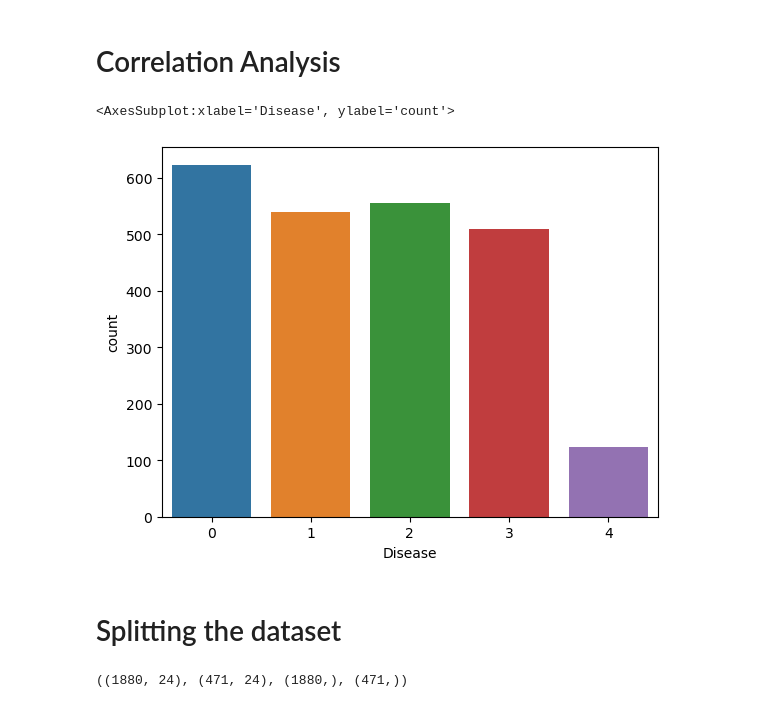
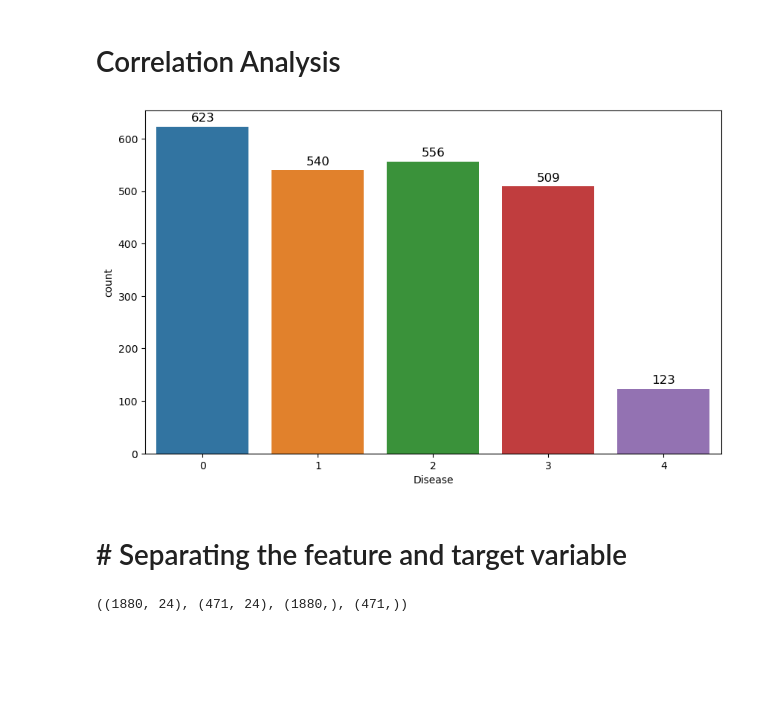
Before and after one commit to Mechitex705/Predictive_Modeling_for_Disease_Diagnosis, a Jupyter notebook: Predictive Modeling for Disease Diagnosis.ipynb, the cells around one changed output. Drawn from its saved outputs; the diff is of its cells as text; code cells hidden in the pictures; blank space fills up the shorter version.

```diff
--- a/Predictive Modeling for Disease Diagnosis.ipynb
+++ b/Predictive Modeling for Disease Diagnosis.ipynb
@@ -157,12 +143,22 @@ This summary provides insights into the distribution and variability of the nume
 # %% [markdown]
 # Correlation Analysis
 # %%
-sns.countplot(data_train["Disease"])
+plt.figure(figsize=(10, 6))
+ax = sns.countplot(x='Disease', data=data_train)
+
+# Adding the count annotations on each bar
+for p in ax.patches:
+    ax.annotate(f'{p.get_height()}',
+                (p.get_x() + p.get_width() / 2., p.get_height()),
+                ha='center', va='baseline',
+                fontsize=12, color='black', xytext=(0, 5),
+                textcoords='offset points')
+
+plt.show()
 # %% [output]
-<AxesSubplot:xlabel='Disease', ylabel='count'>
-[figure, old version]
+[figure, new version]
 # %% [markdown]
-# Splitting the dataset
+# # Separating the feature and target variable
 # %%
 # Spliting the dataset into features (X) and target variable (y)
 X = data_train.drop('Disease', axis = 1)
```
Also changed, not shown: parts of 35 cells of this notebook, 2 other files.
